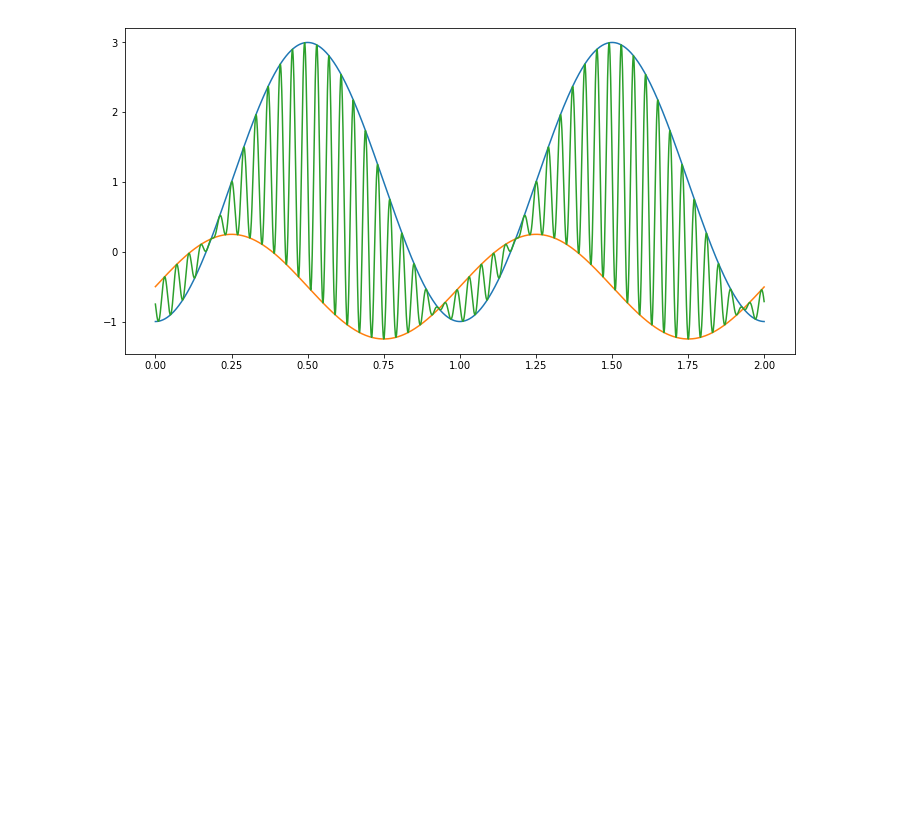
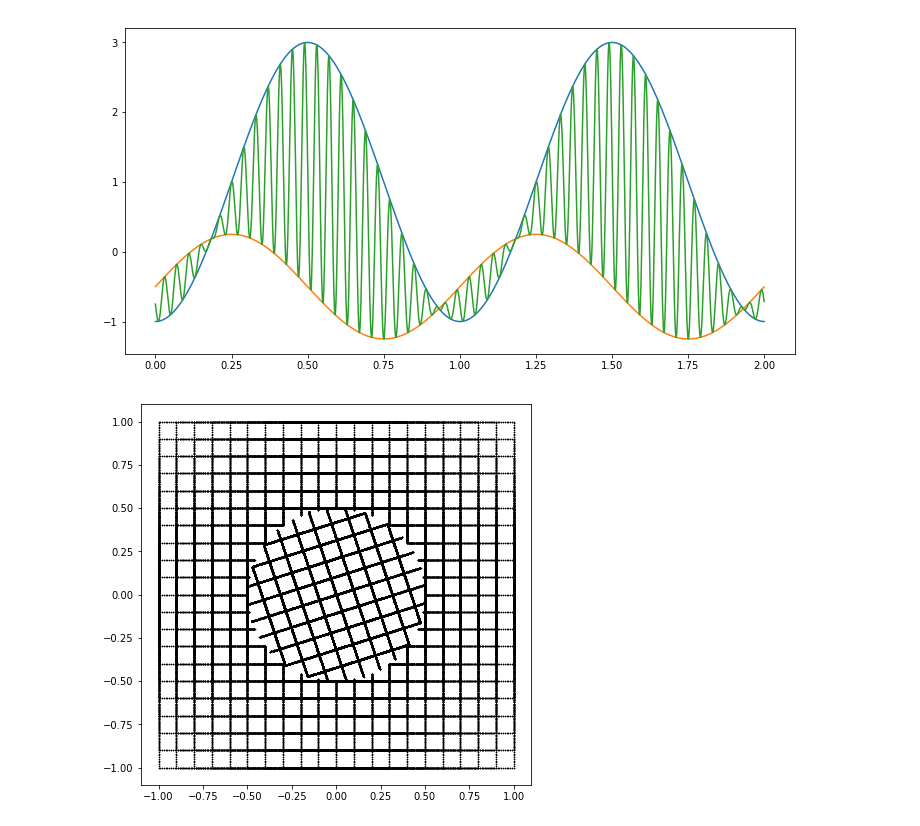
Before and after one commit to mango314/math-blog, a Jupyter notebook: 2019/042419 - Fourier Series.ipynb, the cells around one changed output. Saved outputs shown, nothing was run; the diff lists cells and outputs as text; code cells hidden in the pictures; blank space fills up the shorter version.

```diff
--- a/2019/042419 - Fourier Series.ipynb
+++ b/2019/042419 - Fourier Series.ipynb
@@ -433,3 +433,33 @@ plt.plot(t,z)
 # %% [output]
 [<matplotlib.lines.Line2D at 0x...>]
 [figure]
+# %%
+plt.rcParams['figure.figsize'] = 7,7
+
+for a in np.arange(-1,1.1,0.1):
+    for b in np.arange(-1,1.1,0.1):
+        line = a + b*1j*np.arange(-1,1,0.01)
+        mask = (line.real**2 + line.imag**2 > 0.5**2)
+        plt.plot(line[mask].real, line[mask].imag, 'k.', markersize=1)
+        line = a*np.arange(-1,1,0.01) + b*1j
+        mask = (line.real**2 + line.imag**2 > 0.5**2)
+        plt.plot(line[mask].real, line[mask].imag, 'k.', markersize=1)
+
+for a in np.arange(-1,1.1,0.1):
+    for b in np.arange(-1,1.1,0.1):
+        line = a + b*1j*np.arange(-1,1,0.01)
+        line = np.exp(2j*np.pi*0.3)*line
+        mask = (line.real**2 + line.imag**2 < 0.5**2)
+        plt.plot(line[mask].real, line[mask].imag, 'k.', markersize=1)
+        line = a*np.arange(-1,1,0.01) + b*1j
+        line = np.exp(2j*np.pi*0.3)*line
+        mask = (line.real**2 + line.imag**2 < 0.5**2)
+        plt.plot(line[mask].real, line[mask].imag, 'k.', markersize=1)
+
+#t = np.arange(0,1.01,0.01)
+#z = np.exp(2j*np.pi*t)
+#plt.fill(z.real, z.imag)
+
+plt.show()
+# %% [output]
+[figure, added]
```
Also changed, not shown: parts of 5 cells of this notebook.
